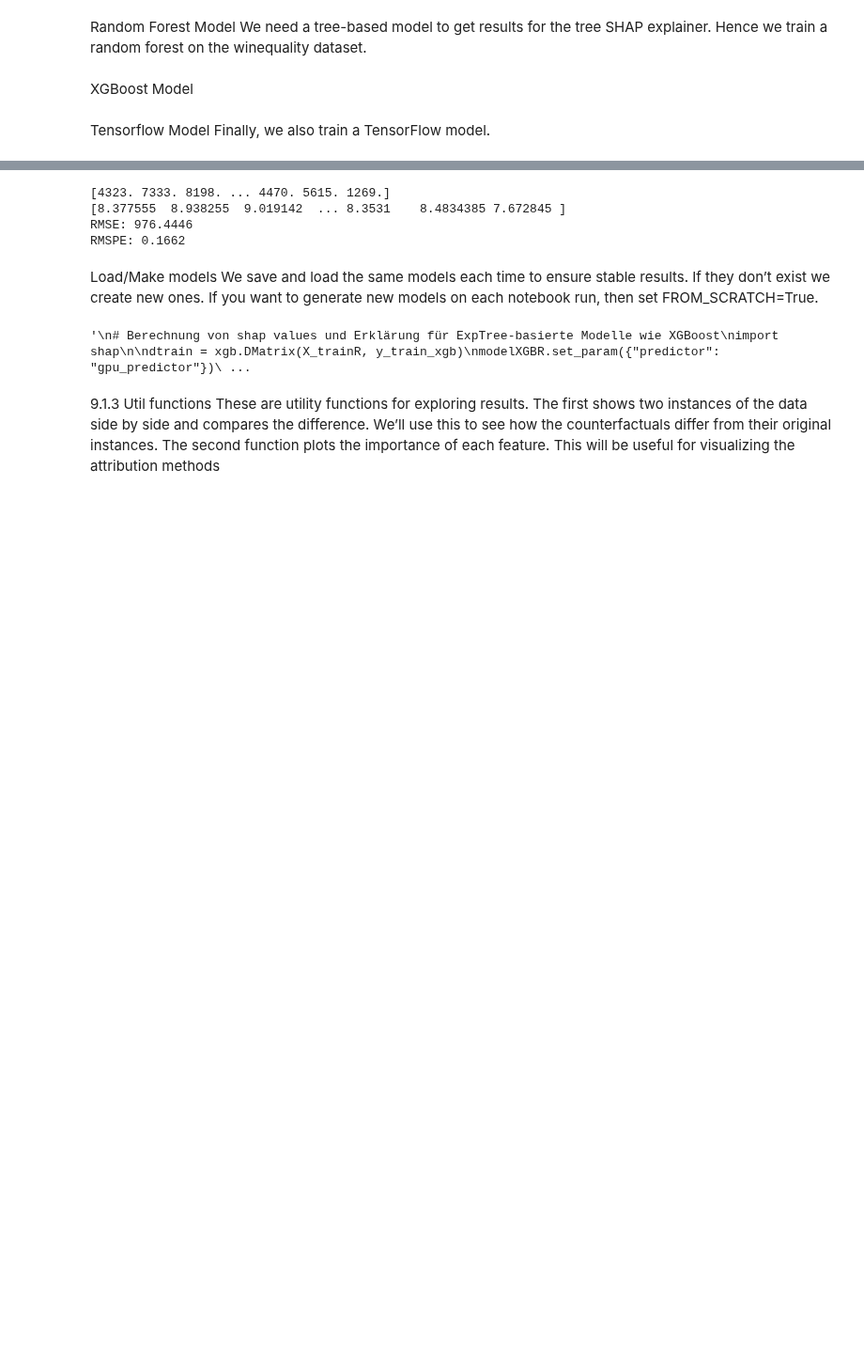
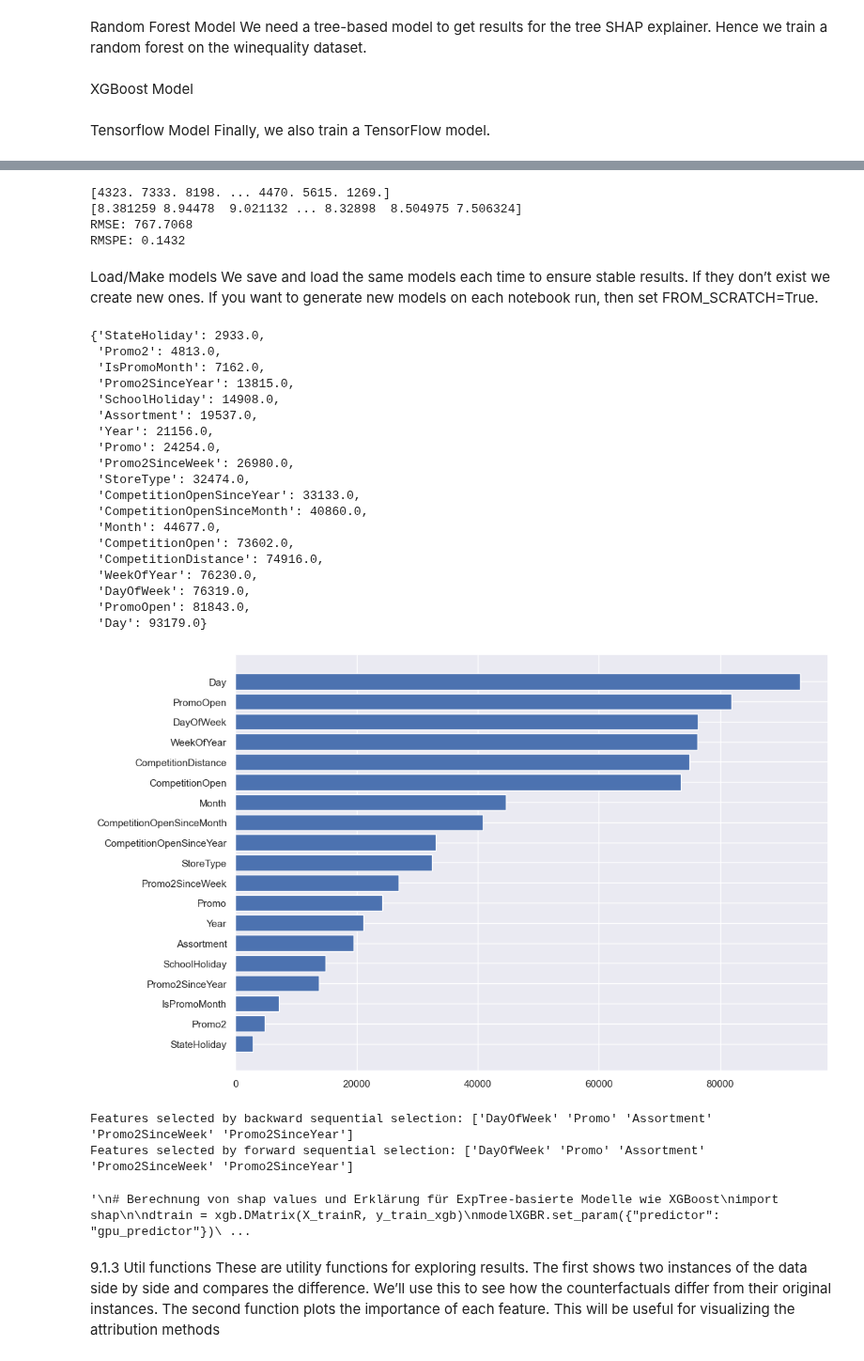
Before and after one commit to dietrichalex/cse, a Jupyter notebook: rossmann-XAI - Sales.ipynb, the cells around one changed output, grey strips where cells are left out. Shown at 94% size. Saved outputs shown, nothing was run; the diff lists cells and outputs as text; code cells hidden in the pictures; blank space fills up the shorter version.

Commit message:
- XGBoost Feature Importance + Plot - Sequential Feature Selection (needs tweaking)

```diff
--- a/rossmann-XAI - Sales.ipynb
+++ b/rossmann-XAI - Sales.ipynb
@@ -289,14 +289,14 @@ def make_xgb_modelR():
               # "eval_metric": "rmse"
               }
     # anzahl trainingsrunden
-    num_boost_round = 500
+    num_boost_round = 1000
 
     dtrain = xgb.DMatrix(X_trainR, y_train_xgb)
     dtest = xgb.DMatrix(X_testR, y_test_xgb)
     watchlist = [(dtrain, 'train'), (dtest, 'eval')]
     # train the xgboost model
     model = xgb.train(params, dtrain, num_boost_round, evals=watchlist, \
-      early_stopping_rounds= 1000, feval=rmspe_xg, verbose_eval=True)
+      early_stopping_rounds= 10, feval=rmspe_xg, verbose_eval=True)
     y_predR = model.predict(xgb.DMatrix(X_testR))
     print(y_predR)
     print('accuracy_score:', rmse(y_predR, y_test_xgb))
@@ -347,13 +347,63 @@ error = rmspe(np.expm1(y_test_xgb), np.expm1(y_pred))
 print('RMSPE: {:.4f}'.format(error))
 # %% [output]
 [4323. 7333. 8198. ... 4470. 5615. 1269.]
-[8.377555  8.938255  9.019142  ... 8.3531    8.4834385 7.672845 ]
-RMSE: 976.4446
-RMSPE: 0.1662
+[8.381259 8.94478  9.021132 ... 8.32898  8.504975 7.506324]
+RMSE: 767.7068
+RMSPE: 0.1432
 # %% [markdown]
 Load/Make models
 We save and load the same models each time to ensure stable results. If they don’t exist we create new ones. If you
 want to generate new models on each notebook run, then set FROM_SCRATCH=True.
+# %%
+# Get XGBoost Feature Importance + Plot
+feature_importance = modelXGBR.get_score(importance_type= 'weight')
+final_dict = dict(zip(featuresR,list(feature_importance.values())))
+final_dict = dict(sorted(final_dict.items(), key=lambda x: x[1]))
+
+plt.barh(*zip(*final_dict.items()))
+# %% [output]
+{'StateHoliday': 2933.0,
+ 'Promo2': 4813.0,
+ 'IsPromoMonth': 7162.0,
+ 'Promo2SinceYear': 13815.0,
+ 'SchoolHoliday': 14908.0,
+ 'Assortment': 19537.0,
+ 'Year': 21156.0,
+ 'Promo': 24254.0,
+ 'Promo2SinceWeek': 26980.0,
+ 'StoreType': 32474.0,
+ 'CompetitionOpenSinceYear': 33133.0,
+ 'CompetitionOpenSinceMonth': 40860.0,
+ 'Month': 44677.0,
+ 'CompetitionOpen': 73602.0,
+ 'CompetitionDistance': 74916.0,
+ 'WeekOfYear': 76230.0,
+ 'DayOfWeek': 76319.0,
+ 'PromoOpen': 81843.0,
+ 'Day': 93179.0}
+[figure, added]
+# %%
+#Sequential Feature Selection
+from sklearn.feature_selection import SequentialFeatureSelector
+from sklearn.linear_model import RidgeCV
+
+ridge = RidgeCV(alphas=np.logspace(-6, 6, num=5)).fit(X_trainR, y_train_xgb)
+importance = np.abs(ridge.coef_)
+feature_names = np.array(featuresR)
+
+sfs_backward = SequentialFeatureSelector(ridge, n_features_to_select=5,direction ="backward").fit(X_trainR,y_train_xgb)
+sfs_forward = SequentialFeatureSelector(ridge, n_features_to_select=5,direction ="forward").fit(X_trainR,y_train_xgb)
+print(
+    "Features selected by backward sequential selection: "
+    f"{feature_names[sfs_backward.get_support()]}"
+)
+print(
+    "Features selected by forward sequential selection: "
+    f"{feature_names[sfs_forward.get_support()]}"
+)
+# %% [output]
+Features selected by backward sequential selection: ['DayOfWeek' 'Promo' 'Assortment' 'Promo2SinceWeek' 'Promo2SinceYear']
+Features selected by forward sequential selection: ['DayOfWeek' 'Promo' 'Assortment' 'Promo2SinceWeek' 'Promo2SinceYear']
 # %%
 """
 # Berechnung von shap values und Erklärung für ExpTree-basierte Modelle wie XGBoost
```
Also changed, not shown: parts of 3 cells of this notebook.
